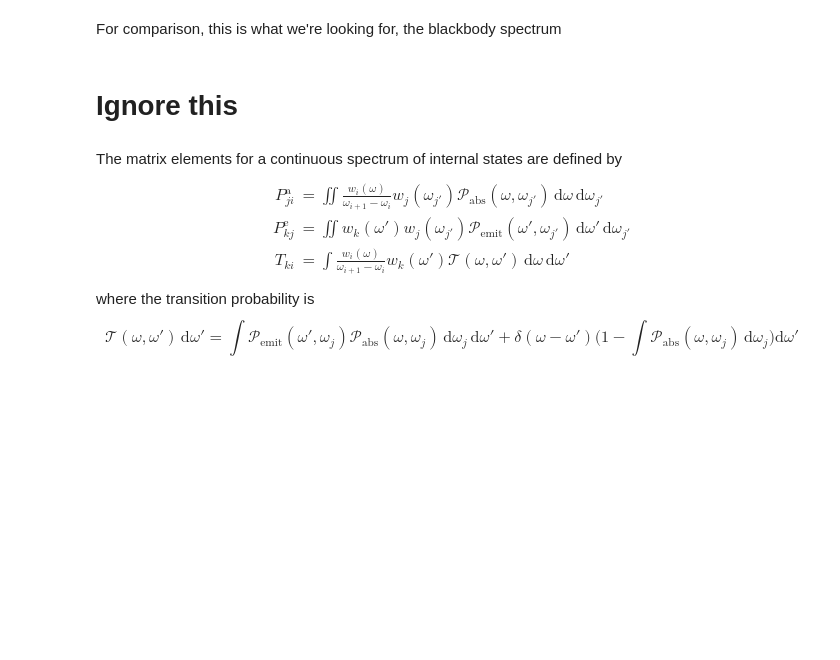
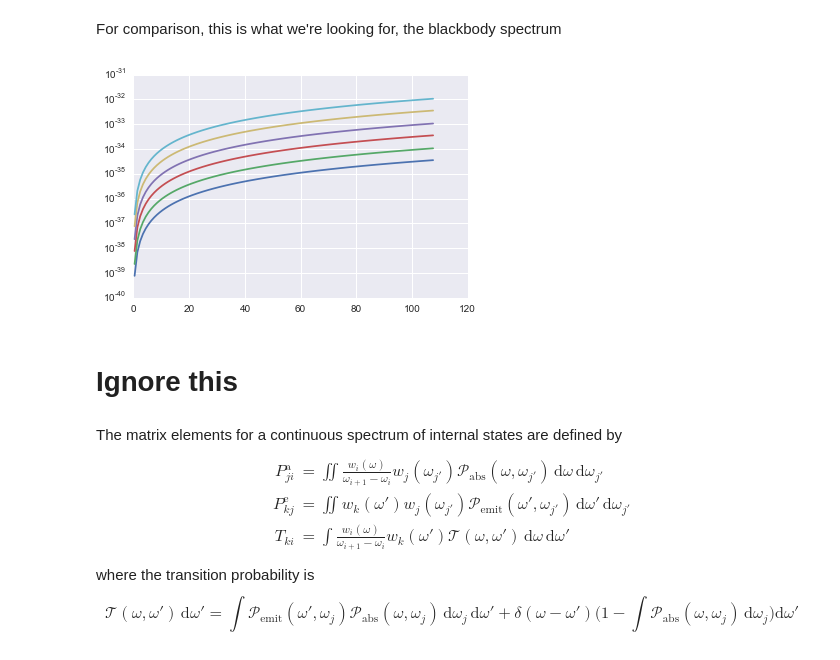
Before and after one commit to diazona/blackbody, a Jupyter notebook: blackbody.ipynb, the cells around one changed output. Cells and saved outputs as stored; diff of their text form; code cells hidden in the pictures; blank space fills up the shorter version.

```diff
--- a/blackbody.ipynb
+++ b/blackbody.ipynb
@@ -892,5 +997,15 @@ for i, ax in zip(steps_to_show, axes):
 # %% [markdown]
 For comparison, this is what we're looking for, the blackbody spectrum
+# %%
+h = 6.62607004e-34
+kB = 1.38064852e-23
+def blackbody(freq, T):
+    return 2*h/c**2 * freq**3 / (np.exp(h * freq / (kB * T)) - 1)
+# %%
+for T in (10, 30, 100, 300, 1000, 3000):
+    plt.semilogy(mean_frequencies, blackbody(mean_frequencies, T))
+# %% [output]
+[figure, added]
 # %% [markdown]
 # Ignore this
 # %% [markdown]
```
Also changed, not shown: parts of 15 cells of this notebook.
